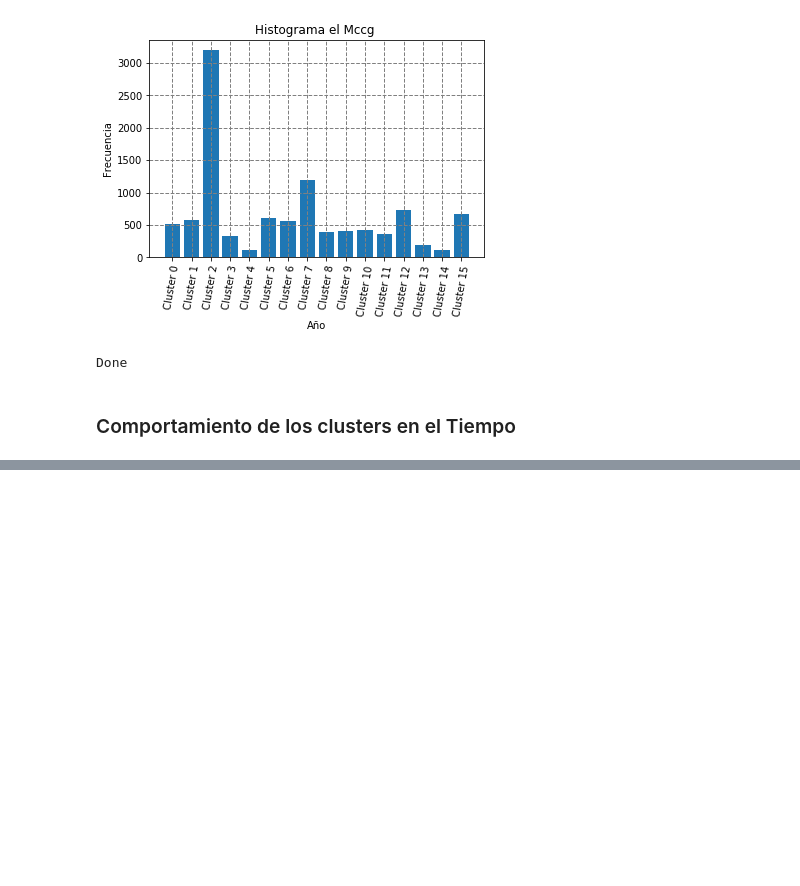
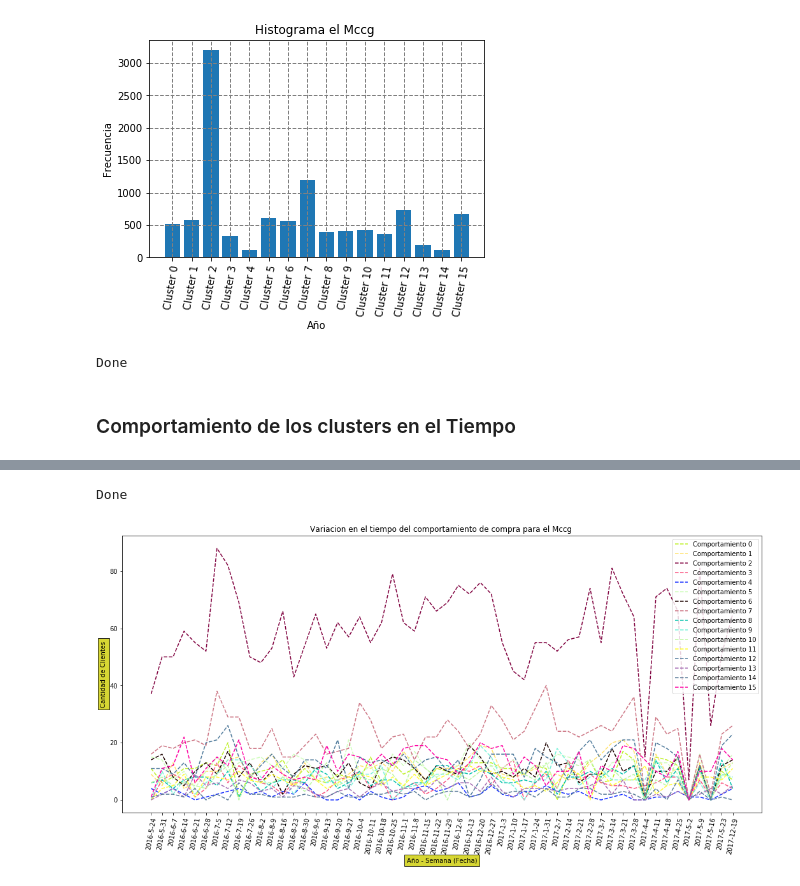
Before and after one commit to johnkbarrera/TemporalTXs, a Jupyter notebook: CLUSTER OF TENSORS/(4) BUILDING OF INDIVIDUAL FOOTPRINTS.ipynb, the cells around one changed output, grey strips where cells are left out. Saved outputs shown, nothing was run; the diff lists cells and outputs as text; code cells hidden in the pictures; blank space fills up the shorter version.

```diff
--- a/CLUSTER OF TENSORS/(4) BUILDING OF INDIVIDUAL FOOTPRINTS.ipynb
+++ b/CLUSTER OF TENSORS/(4) BUILDING OF INDIVIDUAL FOOTPRINTS.ipynb
@@ -115,58 +115,54 @@ def fromisocalendar(y,w,d):
 import matplotlib._color_data as mcd
 box = dict(facecolor='#cccc00', pad=4, alpha=0.8)
 
-for i in range(len(mccg)):
-#for i in range(1):
 
-    path = "RESULTS/MCCG_"+str(mccg[i])
-    path_res='./%s/mccg_%s_results.csv.json' %(path,mccg[i])
+result = pd.read_csv(path_res, sep=",", header=0)
 
-    result = pd.read_csv(path_res, sep=",", header=0)
+hist = result.groupby(['collective_cluster'], as_index=False, sort=True)['customer_tag'].count()
+longitud = len(hist)
+helper = result.groupby(['year','week','collective_cluster'], as_index=False, sort=True)['customer_tag'].count()
+helper['fecha'] = helper['year'].astype(str).str.cat(helper['week'].astype(str), sep='-')
+helper = helper[['fecha','collective_cluster','customer_tag']]
+helper_1 = helper.groupby(['fecha']).count()
+helper_1['fecha'] = helper_1.index
 
-    hist = result.groupby(['collective_cluster'], as_index=False, sort=True)['customer_tag'].count()
-    longitud = len(hist)
-    helper = result.groupby(['year','week','collective_cluster'], as_index=False, sort=True)['customer_tag'].count()
-    helper['fecha'] = helper['year'].astype(str).str.cat(helper['week'].astype(str), sep='-')
-    helper = helper[['fecha','collective_cluster','customer_tag']]
-    helper_1 = helper.groupby(['fecha']).count()
-    helper_1['fecha'] = helper_1.index
-
-    fig = plt.figure(figsize=(18,4))
-    ax = fig.add_subplot(111, frameon=True)
-    x = list(helper['fecha'].drop_duplicates())
-    x1 = x
-    for j in range(len(x)):
-        x1[j] = fromisocalendar(int(x[j][:4]),int(x[j][5:len(x[j])]),2)
+fig = plt.figure(figsize=(18,8))
+ax = fig.add_subplot(111, frameon=True)
+x = list(helper['fecha'].drop_duplicates())
+x1 = x
+for j in range(len(x)):
+    x1[j] = fromisocalendar(int(x[j][:4]),int(x[j][5:len(x[j])]),2)
 
 
-    ax.set_xticklabels(x, rotation=80)
+ax.set_xticklabels(x, rotation=80)
 
-    # ------------ COLORES ---------------------
-    overlap = mcd.XKCD_COLORS
-    colores = ["" for x in range(len(overlap))]
-    for j, n in enumerate(sorted(overlap, reverse=True)):
-        cor = mcd.XKCD_COLORS[n].upper()
-        colores[j] = cor
+# ------------ COLORES ---------------------
+overlap = mcd.XKCD_COLORS
+colores = ["" for x in range(len(overlap))]
+for j, n in enumerate(sorted(overlap, reverse=True)):
+    cor = mcd.XKCD_COLORS[n].upper()
+    colores[j] = cor
 
-    legend = ax.legend(loc='upper center', shadow=True, fontsize='x-large')
+legend = ax.legend(loc='upper center', shadow=True, fontsize='x-large')
 
-    from datetime import datetime
+from datetime import datetime
 
-    for k in range(longitud):
-        cluster_k = helper[helper['collective_cluster']==k]
-        cluster_k1 = helper_1.set_index('fecha').join(cluster_k.set_index('fecha'), lsuffix='_x', rsuffix='_y')
-        cluster_k1 = cluster_k1[['customer_tag_y']]
-        cluster_k1 = cluster_k1.fillna(0)
-        y = cluster_k1['customer_tag_y']
-        #x = cluster_k1.index
-        ax.plot(x,y,'--',color=colores[k*9],label="Comportamiento "+str(k))
+for k in range(longitud):
+    cluster_k = helper[helper['collective_cluster']==k]
+    cluster_k1 = helper_1.set_index('fecha').join(cluster_k.set_index('fecha'), lsuffix='_x', rsuffix='_y')
+    cluster_k1 = cluster_k1[['customer_tag_y']]
+    cluster_k1 = cluster_k1.fillna(0)
+    y = cluster_k1['customer_tag_y']
+    #x = cluster_k1.index
+    ax.plot(x,y,'--',color=colores[k*9],label="Comportamiento "+str(k))
 
 
 
-    ax.legend()
-    title = 'Variacion en el tiempo del comportamiento de compra para el Mccg '+str(mccg[i])
-    ax.set_title(title)
-    ax.set_xlabel('Año - Semana (Fecha)', bbox=box)
-    ax.set_ylabel('Cantidad de Clientes', bbox=box)
+ax.legend()
+title = 'Variacion en el tiempo del comportamiento de compra para el Mccg '
+ax.set_title(title)
+ax.set_xlabel('Año - Semana (Fecha)', bbox=box)
+ax.set_ylabel('Cantidad de Clientes', bbox=box)
 
 print('Done')
+# %% [output]
@@ -173,3 +170,5 @@ print('Done')
+Done
+[figure, added]
 # %%
 mccg_deseado = 2
 
```
Also changed, not shown: parts of 3 cells of this notebook, 2 other files.
